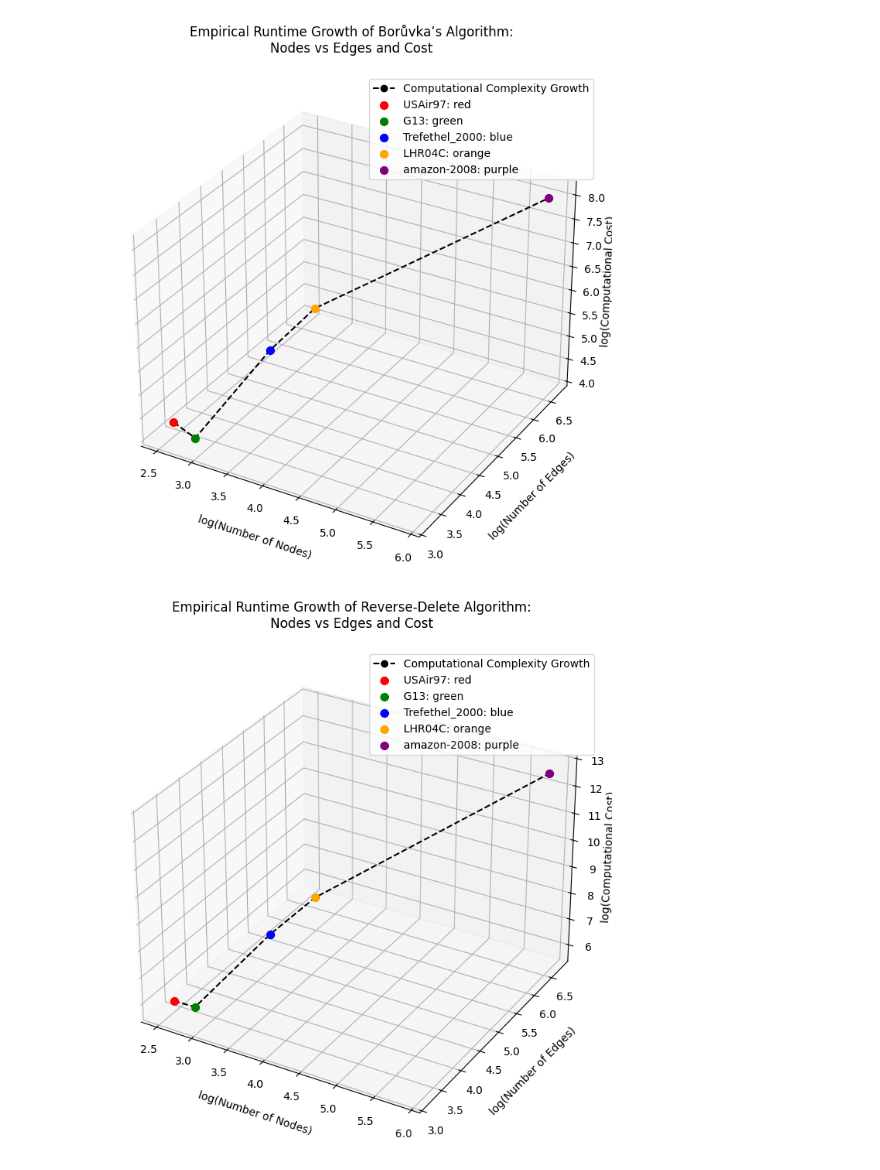
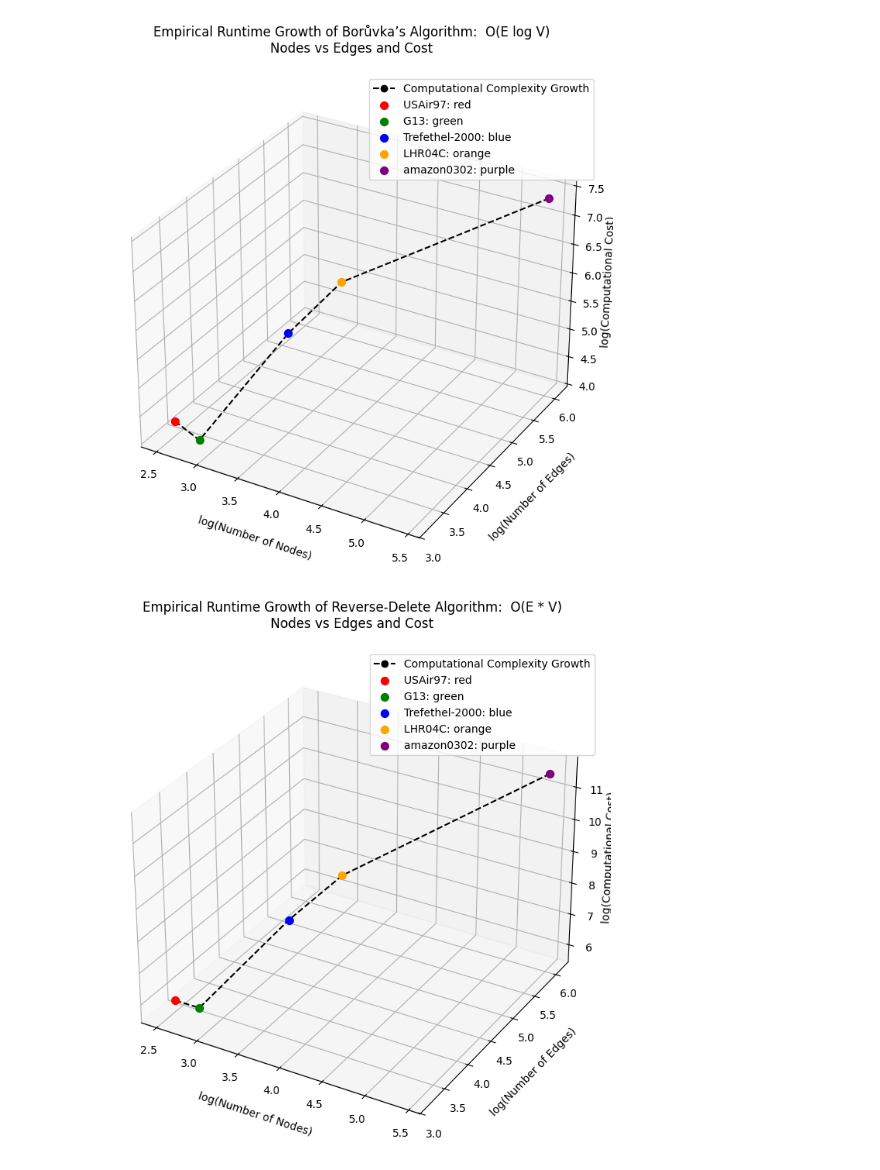
Before and after one commit to mostafashadyy/algorithms_mst_project, a Jupyter notebook: graphs/all_graphs.ipynb, the cells around one changed output. Drawn from its saved outputs; the diff is of its cells as text; code cells hidden in the pictures.

```diff
--- a/graphs/all_graphs.ipynb
+++ b/graphs/all_graphs.ipynb
@@ -5,10 +5,10 @@ from mpl_toolkits.mplot3d import Axes3D
 import numpy as np
 
 # Data
-datasets = ['USAir97', 'G13', 'Trefethel-2000', 'LHR04C', 'amazon-2008']
-nodes = np.array([332, 800, 2000, 4100, 735300])
-edges = np.array([2100, 1600, 21953, 82600, 5200000])
-costs = np.array([23175.96, 17030.17, 31609.03, 1349176.35, 116012417.00])
+datasets = ['USAir97', 'G13', 'Trefethel-2000', 'LHR04C', 'amazon0302']
+nodes = np.array([332, 800, 2000, 4101, 262111])
+edges = np.array([2126, 1600, 21953, 82682, 1234877])
+costs = np.array([23500.64, 17030.17, 31609.03, 1350634.09, 249988891.84])
 
 # Take logs
 log_nodes = np.log10(nodes)
@@ -31,7 +31,7 @@ for i in range(len(datasets)):
 ax.set_xlabel('log(Number of Nodes)', labelpad=10)
 ax.set_ylabel('log(Number of Edges)', labelpad=10)
 ax.set_zlabel('log(Computational Cost)', labelpad=0)
-ax.set_title("Empirical Runtime Growth of Kruskal’s Algorithm:\nNodes vs Edges and Cost", pad=20)
+ax.set_title("Empirical Runtime Growth of Kruskal’s Algorithm: O(E log E) \nNodes vs Edges and Cost", pad=20)
 
 # Show legend
 ax.legend()
@@ -48,10 +48,10 @@ from mpl_toolkits.mplot3d import Axes3D
 import numpy as np
 
 # Data
-datasets = ['USAir97', 'G13', 'Trefethel-2000', 'LHR04C', 'amazon-2008']
-nodes = np.array([332, 800, 2000, 4100, 735300])
-edges = np.array([2100, 1600, 21953, 82600, 5200000])
-costs = np.array([17872.33, 15430.17, 240731.86, 991316.31, 101337461.99])
+datasets = ['USAir97', 'G13', 'Trefethel-2000', 'LHR04C', 'amazon0302']
+nodes = np.array([332, 800, 2000, 4101, 262111])
+edges = np.array([2126, 1600, 21953, 82682, 1234877])
+costs = np.array([17805.33, 15430.17, 240731.86, 992329.52, 22227561.72])
 
 # Take logs
 log_nodes = np.log10(nodes)
@@ -70,7 +70,7 @@ for i in range(len(datasets)):
 ax.set_xlabel('log(Number of Nodes)', labelpad=10)
 ax.set_ylabel('log(Number of Edges)', labelpad=10)
 ax.set_zlabel('log(Computational Cost)', labelpad=0)
-ax.set_title("Empirical Runtime Growth of Prim’s Algorithm:\nNodes vs Edges and Cost", pad=20)
+ax.set_title("Empirical Runtime Growth of Prim’s Algorithm: O(E log V)\nNodes vs Edges and Cost", pad=20)
 ax.legend()
 fig.subplots_adjust(left=0.1, right=0.9, top=0.95, bottom=0.05)
 plt.show()
@@ -79,35 +79,35 @@ plt.show()
 # %%
 #boruvka
 import matplotlib.pyplot as plt
 from mpl_toolkits.mplot3d import Axes3D
 import numpy as np
 
 # Data for Boruvka
-datasets = ['USAir97', 'G13', 'Trefethel_2000', 'LHR04C', 'amazon-2008']
-nodes = np.array([332, 800, 2000, 4100, 735300])
-edges = np.array([2100, 1600, 21953, 82600, 5200000])
-costs = np.array([17872.33, 15430.17, 240731.86, 991316.31, 101337461.99])
+datasets = ['USAir97', 'G13', 'Trefethel-2000', 'LHR04C', 'amazon0302']
+nodes = np.array([332, 800, 2000, 4101, 262111])
+edges = np.array([2126, 1600, 21953, 82682, 1234877])
+costs = np.array([17805.33, 15430.17, 240731.86, 992329.52, 22227561.72])
 
 log_nodes = np.log10(nodes)
 log_edges = np.log10(edges)
 log_costs = np.log10(costs)
 
 fig = plt.figure(figsize=(8, 8))
 ax = fig.add_subplot(111, projection='3d')
 ax.plot(log_nodes, log_edges, log_costs, marker='o', linestyle='--', color='black', label='Computational Complexity Growth')
 point_colors = ['red', 'green', 'blue', 'orange', 'purple']
 for i in range(len(datasets)):
     ax.scatter(log_nodes[i], log_edges[i], log_costs[i], color=point_colors[i], s=50, label=f'{datasets[i]}: {point_colors[i]}')
 
 ax.set_xlabel('log(Number of Nodes)', labelpad=10)
 ax.set_ylabel('log(Number of Edges)', labelpad=10)
 ax.set_zlabel('log(Computational Cost)', labelpad=0)
-ax.set_title("Empirical Runtime Growth of Borůvka’s Algorithm:\nNodes vs Edges and Cost", pad=20)
+ax.set_title("Empirical Runtime Growth of Borůvka’s Algorithm:  O(E log V)\nNodes vs Edges and Cost", pad=20)
 ax.legend()
 fig.subplots_adjust(left=0.1, right=0.9, top=0.95, bottom=0.05)
 plt.show()
 # %% [output]
-[figure, old version]
+[figure, new version]
 # %%
 #Reverse-Delete Algorithm
 import matplotlib.pyplot as plt
@@ -115,10 +115,10 @@ from mpl_toolkits.mplot3d import Axes3D
 import numpy as np
 
 # Data for Reverse Delete
-datasets = ['USAir97', 'G13', 'Trefethel_2000', 'LHR04C', 'amazon-2008']
-nodes = np.array([332, 800, 2000, 4100, 735300])
-edges = np.array([2100, 1600, 21953, 82600, 5200000])
-costs = np.array([697200, 1280000, 43906000, 338660000, 3.82356e12])
+datasets = ['USAir97', 'G13', 'Trefethel-2000', 'LHR04C', 'amazon0302']
+nodes = np.array([332, 800, 2000, 4101, 262111])
+edges = np.array([2126, 1600, 21953, 82682, 1234877])
+costs = np.array([705832, 1280000, 43906000, 339078882, 323674845347])
 
 log_nodes = np.log10(nodes)
 log_edges = np.log10(edges)
@@ -134,12 +134,12 @@ for i in range(len(datasets)):
 ax.set_xlabel('log(Number of Nodes)', labelpad=10)
 ax.set_ylabel('log(Number of Edges)', labelpad=10)
 ax.set_zlabel('log(Computational Cost)', labelpad=0)
-ax.set_title("Empirical Runtime Growth of Reverse-Delete Algorithm:\nNodes vs Edges and Cost", pad=20)
+ax.set_title("Empirical Runtime Growth of Reverse-Delete Algorithm:  O(E * V)\nNodes vs Edges and Cost", pad=20)
 ax.legend()
 fig.subplots_adjust(left=0.1, right=0.9, top=0.95, bottom=0.05)
 plt.show()
 # %% [output]
-[figure, old version]
+[figure, new version]
 # %%
 #Karger’s Algorithm
 import matplotlib.pyplot as plt
```
Also changed, not shown: parts of 3 cells of this notebook, 16 other files.
